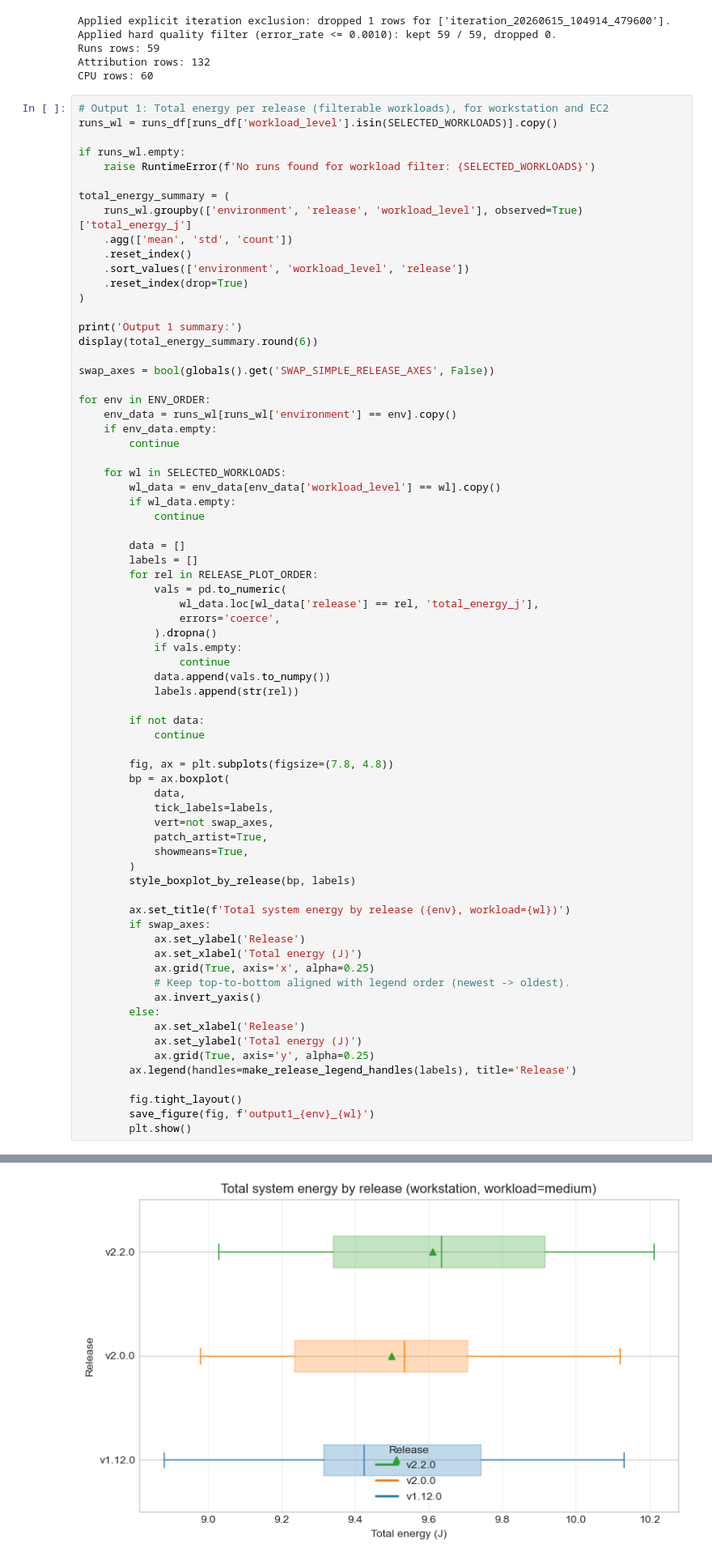
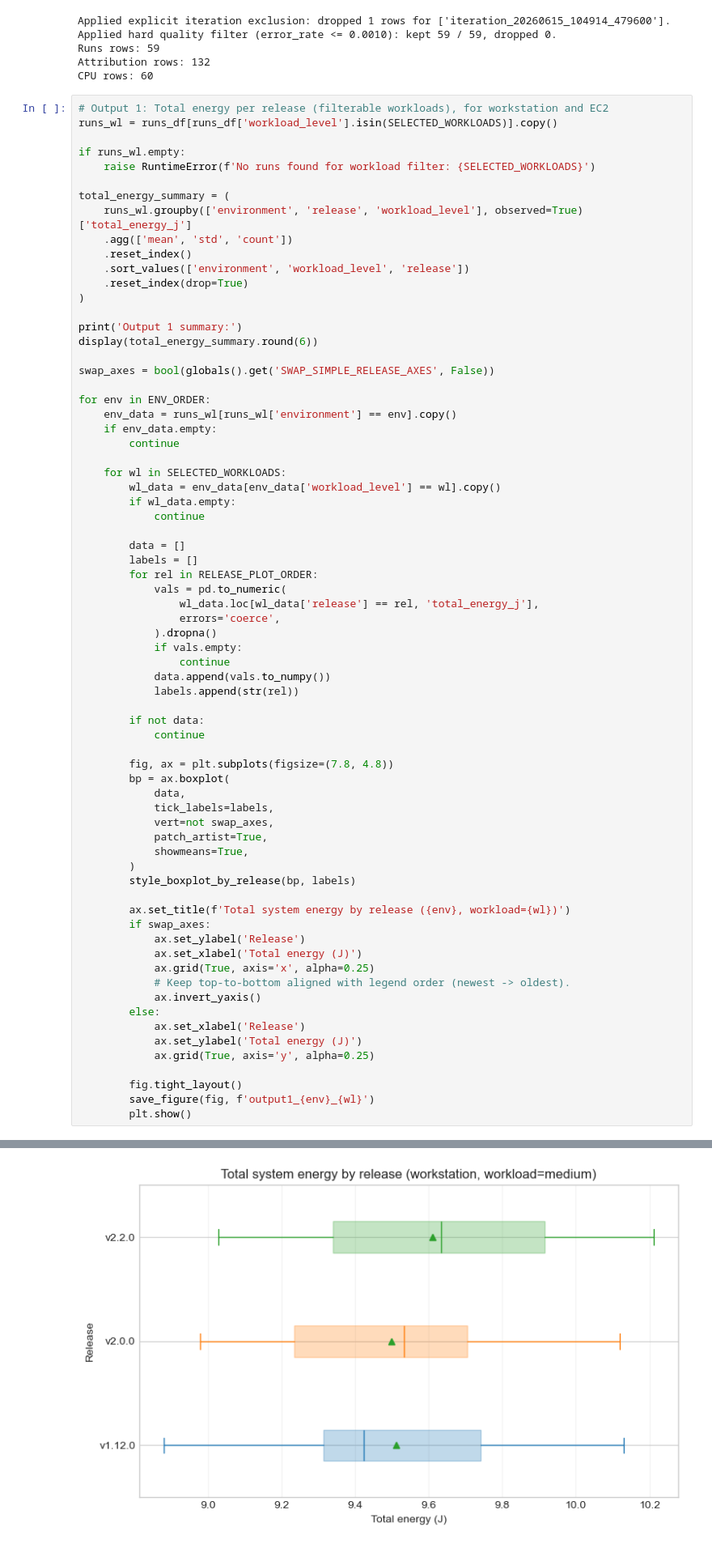
Before and after one commit to eoanodea/EnergyBenchMS, a Jupyter notebook: visualizations/otel_release_vs_energy_per_request.ipynb, the cells around one changed output, grey strips where cells are left out. Shown at 81% size. Drawn from its saved outputs; the diff is of its cells as text.

```diff
--- a/visualizations/otel_release_vs_energy_per_request.ipynb
+++ b/visualizations/otel_release_vs_energy_per_request.ipynb
@@ -493,35 +493,34 @@ for env in ENV_ORDER:
             data,
             tick_labels=labels,
             vert=not swap_axes,
             patch_artist=True,
             showmeans=True,
         )
         style_boxplot_by_release(bp, labels)
 
         ax.set_title(f'Total system energy by release ({env}, workload={wl})')
         if swap_axes:
             ax.set_ylabel('Release')
             ax.set_xlabel('Total energy (J)')
             ax.grid(True, axis='x', alpha=0.25)
             # Keep top-to-bottom aligned with legend order (newest -> oldest).
             ax.invert_yaxis()
         else:
             ax.set_xlabel('Release')
             ax.set_ylabel('Total energy (J)')
             ax.grid(True, axis='y', alpha=0.25)
-        ax.legend(handles=make_release_legend_handles(labels), title='Release')
 
         fig.tight_layout()
         save_figure(fig, f'output1_{env}_{wl}')
         plt.show()
 # %% [output]
 Output 1 summary:
 |  | environment | release | workload_level | mean | std | count |
 | 0 | workstation | v1.12.0 | medium | 9.510931 | 0.367192 | 20 |
 | 1 | workstation | v2.0.0 | medium | 9.499759 | 0.327390 | 20 |
 | 2 | workstation | v2.2.0 | medium | 9.610725 | 0.347575 | 19 |
 Saved figure: figures/output1_workstation_medium.png and figures/output1_workstation_medium.pdf
-[figure, old version]
+[figure, new version]
 # %%
 # Output 1b: Per-iteration attribution-derived application total (same basis)
 # Uses the most reliable single metric for this comparison: total M2 allocated energy per iteration.
```
Also changed, not shown: parts of 8 cells of this notebook, 22 other files.
